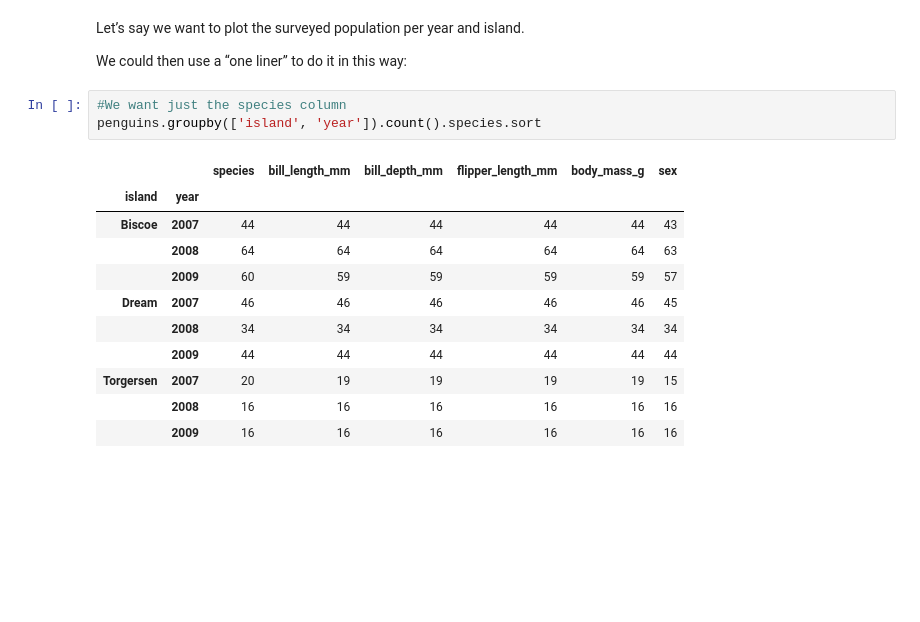
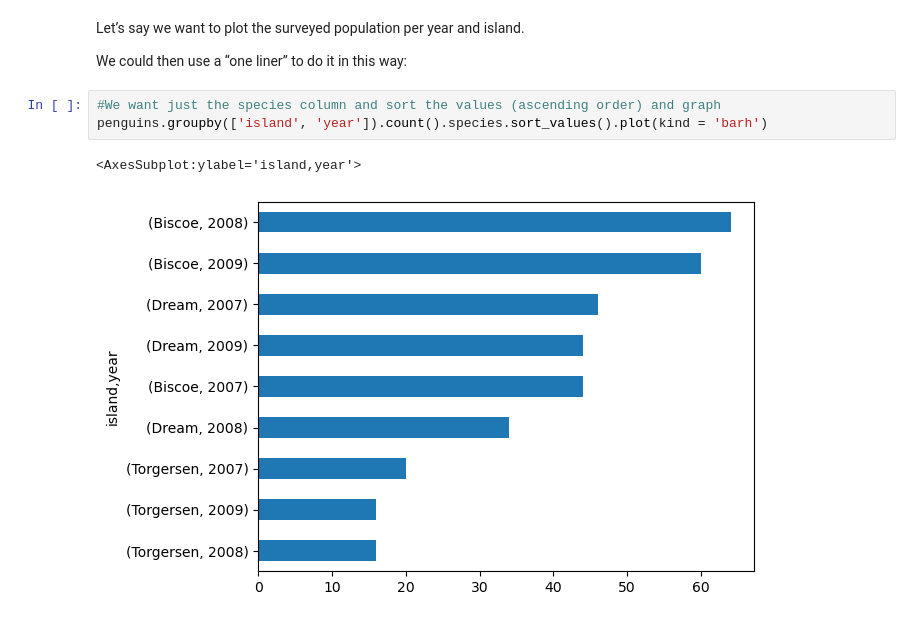
Before and after one commit to p-park6/eds220-week3, a Jupyter notebook: lesson-2-groupby.ipynb, the cells around one changed output. Drawn from its saved outputs; the diff is of its cells as text; blank space fills up the shorter version.

```diff
--- a/lesson-2-groupby.ipynb
+++ b/lesson-2-groupby.ipynb
@@ -153,17 +153,8 @@ Let’s say we want to plot the surveyed population per year and island.
 
 We could then use a “one liner” to do it in this way:
 # %%
-#We want just the species column
-penguins.groupby(['island', 'year']).count().species.sort
+#We want just the species column and sort the values (ascending order) and graph
+penguins.groupby(['island', 'year']).count().species.sort_values().plot(kind = 'barh')
 # %% [output]
-|  |  | species | bill_length_mm | bill_depth_mm | flipper_length_mm | body_mass_g | sex |
-| island | year |  |  |  |  |  |  |
-| Biscoe | 2007 | 44 | 44 | 44 | 44 | 44 | 43 |
-|  | 2008 | 64 | 64 | 64 | 64 | 64 | 63 |
-|  | 2009 | 60 | 59 | 59 | 59 | 59 | 57 |
-| Dream | 2007 | 46 | 46 | 46 | 46 | 46 | 45 |
-|  | 2008 | 34 | 34 | 34 | 34 | 34 | 34 |
-|  | 2009 | 44 | 44 | 44 | 44 | 44 | 44 |
-| Torgersen | 2007 | 20 | 19 | 19 | 19 | 19 | 15 |
-|  | 2008 | 16 | 16 | 16 | 16 | 16 | 16 |
-|  | 2009 | 16 | 16 | 16 | 16 | 16 | 16 |
+<AxesSubplot:ylabel='island,year'>
+[figure, added]
```
